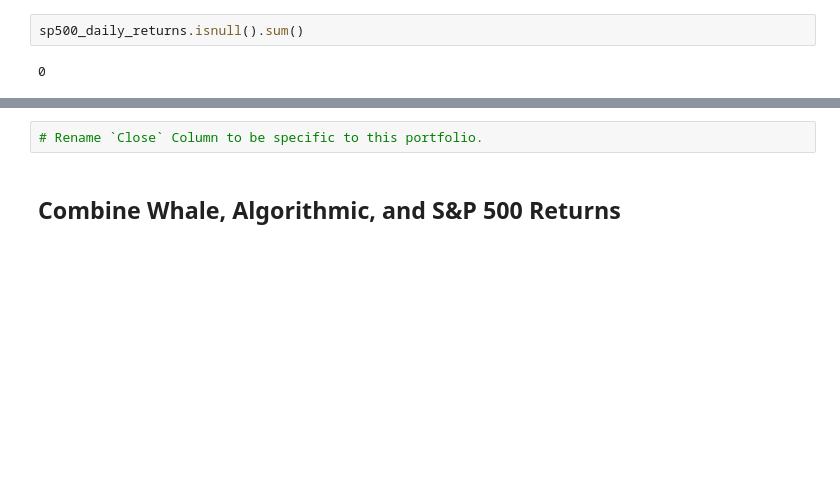
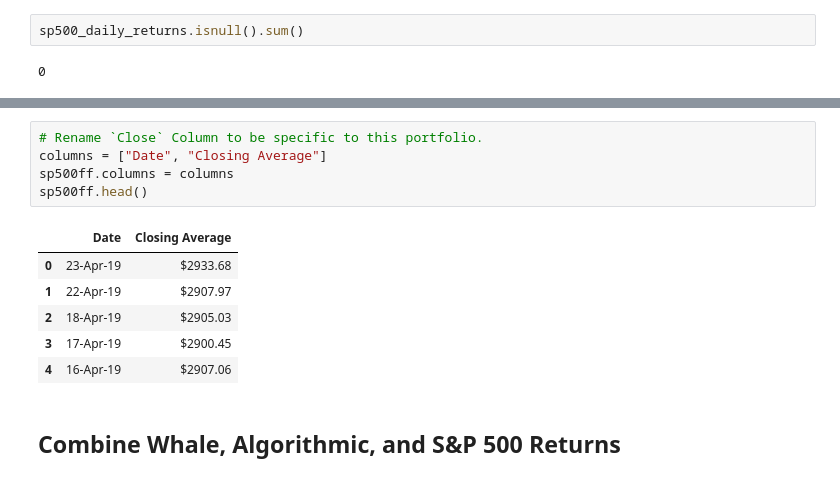
Before and after one commit to MatthewPuttroff/HWUnitFour, a Jupyter notebook: 04-Pandas/Instructions/Starter_Code/whale_analysis.ipynb, the cells around one changed output, grey strips where cells are left out. Cells and saved outputs as stored; diff of their text form; blank space fills up the shorter version.

Commit message:
Renaming sp500 Column

```diff
--- a/04-Pandas/Instructions/Starter_Code/whale_analysis.ipynb
+++ b/04-Pandas/Instructions/Starter_Code/whale_analysis.ipynb
@@ -189,5 +200,15 @@ sp500_daily_returns.isnull().sum()
 # %%
 # Rename `Close` Column to be specific to this portfolio.
+columns = ["Date", "Closing Average"]
+sp500ff.columns = columns
+sp500ff.head()
+# %% [output]
+|  | Date | Closing Average |
+| 0 | 23-Apr-19 | $2933.68 |
+| 1 | 22-Apr-19 | $2907.97 |
+| 2 | 18-Apr-19 | $2905.03 |
+| 3 | 17-Apr-19 | $2900.45 |
+| 4 | 16-Apr-19 | $2907.06 |
 # %% [markdown]
 ## Combine Whale, Algorithmic, and S&P 500 Returns
 # %%
```
Also changed, not shown: parts of 1 cell of this notebook.
